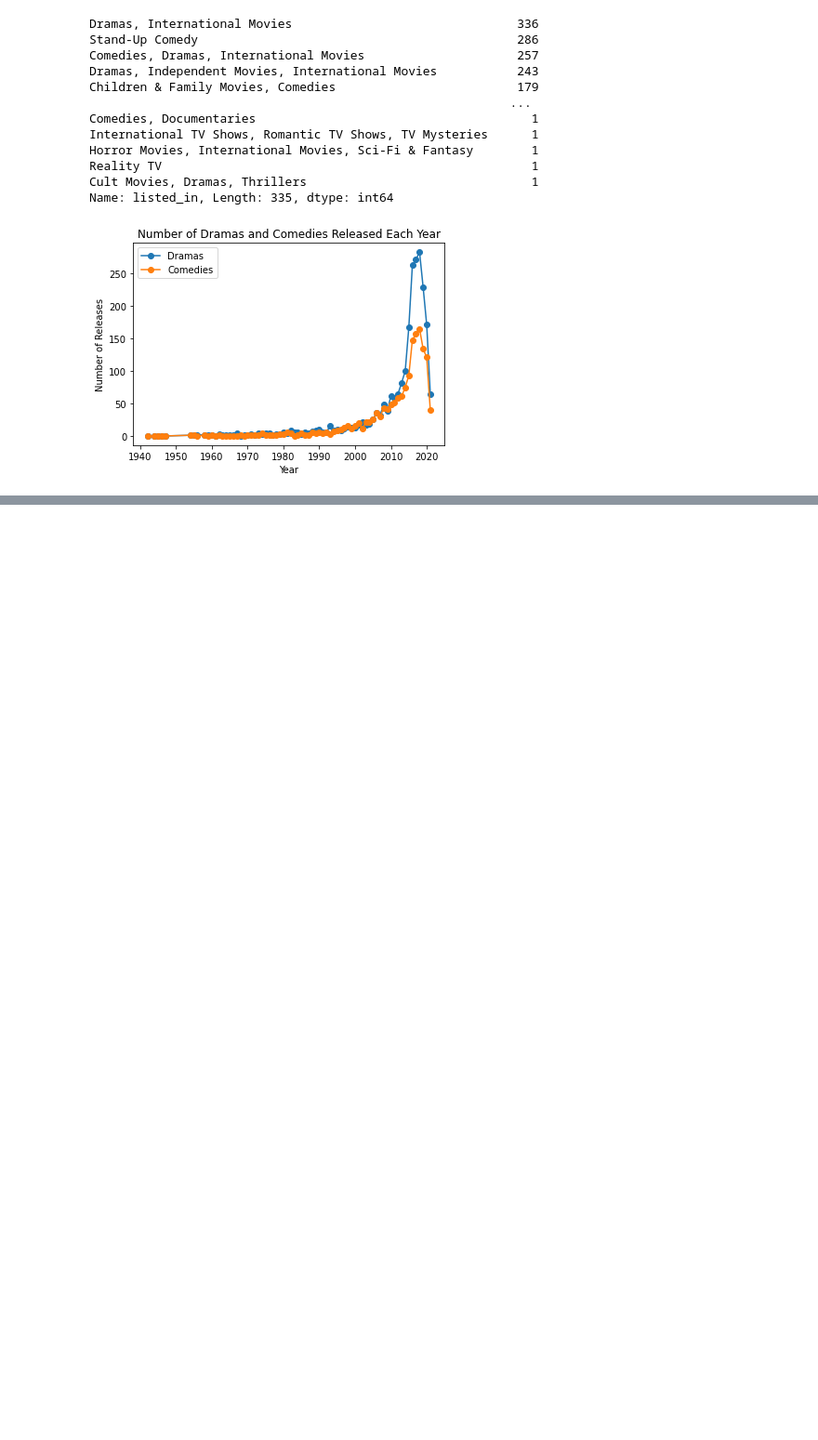
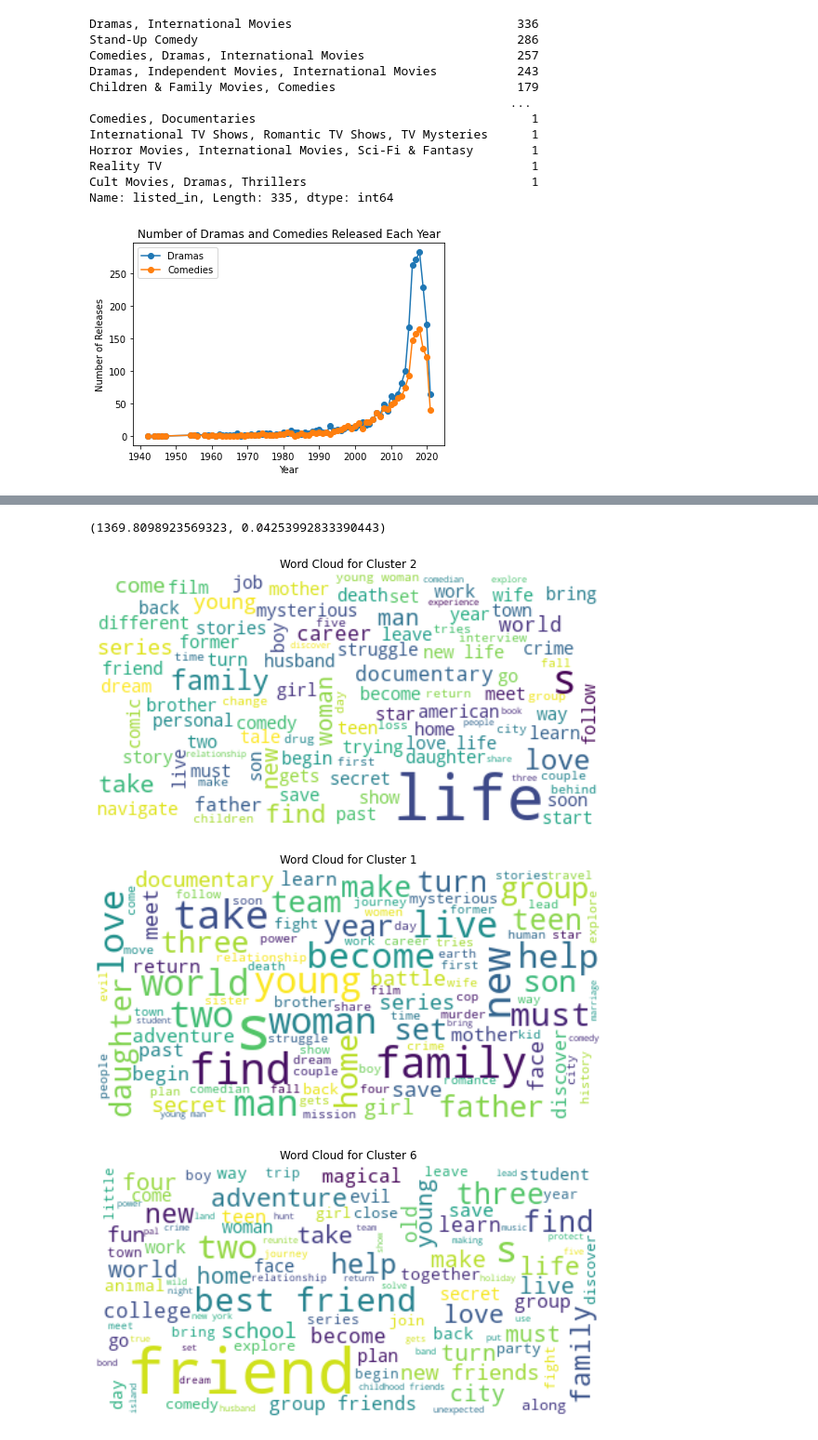
Before and after one commit to Yax-w/Netflix-analysis, a Jupyter notebook: netflix-analysis.ipynb, the cells around one changed output, grey strips where cells are left out. Shown at 93% size. Drawn from its saved outputs; the diff is of its cells as text; code cells hidden in the pictures; blank space fills up the shorter version.

```diff
--- a/netflix-analysis.ipynb
+++ b/netflix-analysis.ipynb
@@ -522,0 +329,7 @@ Epoch 10/10
+# %%
+from nltk.corpus import stopwords
+from nltk.tokenize import word_tokenize
+
+# English stopwords
+stop_words = set(stopwords.words('english'))
+selected_df[column] = selected_df[column].apply(lambda x: ' '.join([word for word in word_tokenize(x) if not word in stop_words]))
@@ -522,0 +577,9 @@ Epoch 10/10
+# %%
+from sklearn.cluster import KMeans
+
+kmeans = KMeans(n_clusters=9,init='k-means++',random_state=42)
+kmeans.fit(reduced_matrix)
+
+labels = kmeans.labels_
+
+cluster_centers = kmeans.cluster_centers_
@@ -522,0 +607,37 @@ Epoch 10/10
+# %%
+kmeans_distortion = kmeans.inertia_
+kmeans_silhouette_score = silhouette_score(reduced_matrix, kmeans.labels_)
+
+print((kmeans_distortion,kmeans_silhouette_score))
+# %% [output]
+(1369.8098923569323, 0.04253992833390443)
+# %%
+from wordcloud import WordCloud
+import matplotlib.pyplot as plt
+
+original_texts = selected_df[column]
+
+clustered_texts = {}
+for label, text in zip(labels, original_texts):
+    if label not in clustered_texts:
+        clustered_texts[label] = text
+    else:
+        clustered_texts[label] += ' ' + text
+
+
+for cluster, text in clustered_texts.items():
+    #   Generate a word cloud image
+    wordcloud = WordCloud(
+        max_font_size=50,
+        max_words=100,
+        background_color="white"
+    ).generate(text)
+    plt.figure(figsize=(10, 5))
+    plt.imshow(wordcloud, interpolation="bilinear")
+    plt.axis("off")
+    plt.title(f"Word Cloud for Cluster {cluster}")
+    plt.show()
+# %% [output]
+[figure, added]
+[figure, added]
+[figure, added]
```
Also changed, not shown: parts of 31 cells of this notebook, 1 other file.
